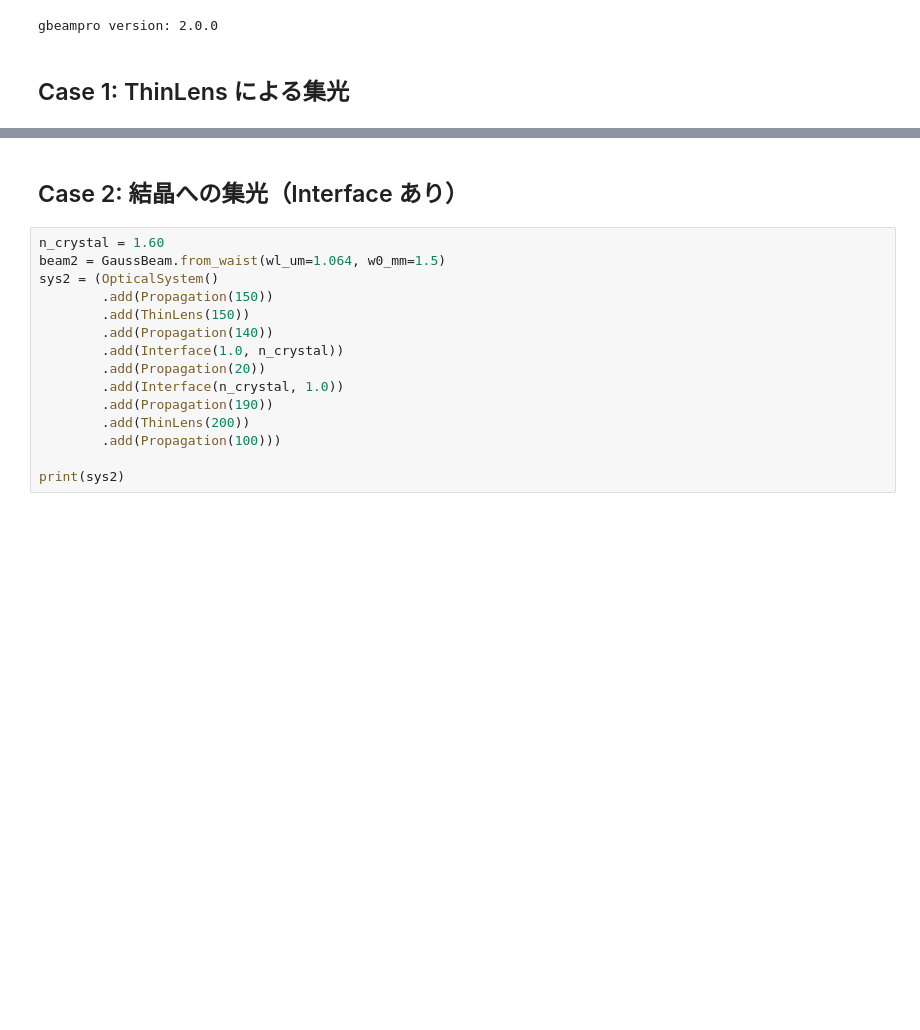
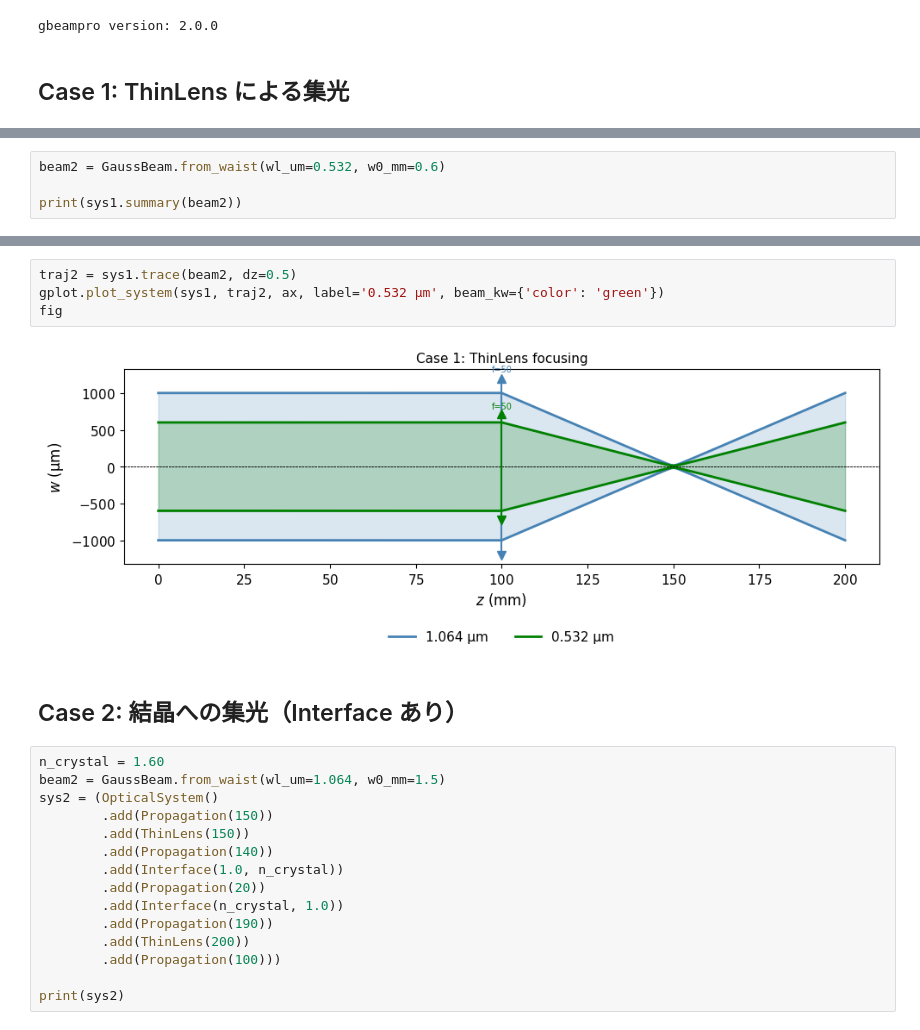
Before and after one commit to akihiko-shimura/gbeampro, a Jupyter notebook: gbeampro/examples/test_plot_system.ipynb, the cells around one changed output, grey strips where cells are left out. Drawn from its saved outputs; the diff is of its cells as text; blank space fills up the shorter version.

Commit message:
Re-execute test_plot_system with latest edits

```diff
--- a/gbeampro/examples/test_plot_system.ipynb
+++ b/gbeampro/examples/test_plot_system.ipynb
@@ -38,3 +38,7 @@ OpticalSystem trace  [wl=1.064 um]
    3  Propagation           200.000    1000.00   5.000e+01      338.68
 ========================================================================
 Beam waists:  z=150.020 mm (2w0=33.9 um)
+# %%
+beam2 = GaussBeam.from_waist(wl_um=0.532, w0_mm=0.6)
+
+print(sys1.summary(beam2))
@@ -47,6 +63,12 @@ ax.set_title('Case 1: ThinLens focusing')
 plt.tight_layout()
 # %% [output]
 [figure]
+# %%
+traj2 = sys1.trace(beam2, dz=0.5)
+gplot.plot_system(sys1, traj2, ax, label='0.532 µm', beam_kw={'color': 'green'})
+fig
+# %% [output]
+[figure, added]
 # %% [markdown]
 ## Case 2: 結晶への集光（Interface あり）
 # %%
```
Also changed, not shown: parts of 3 cells of this notebook.
